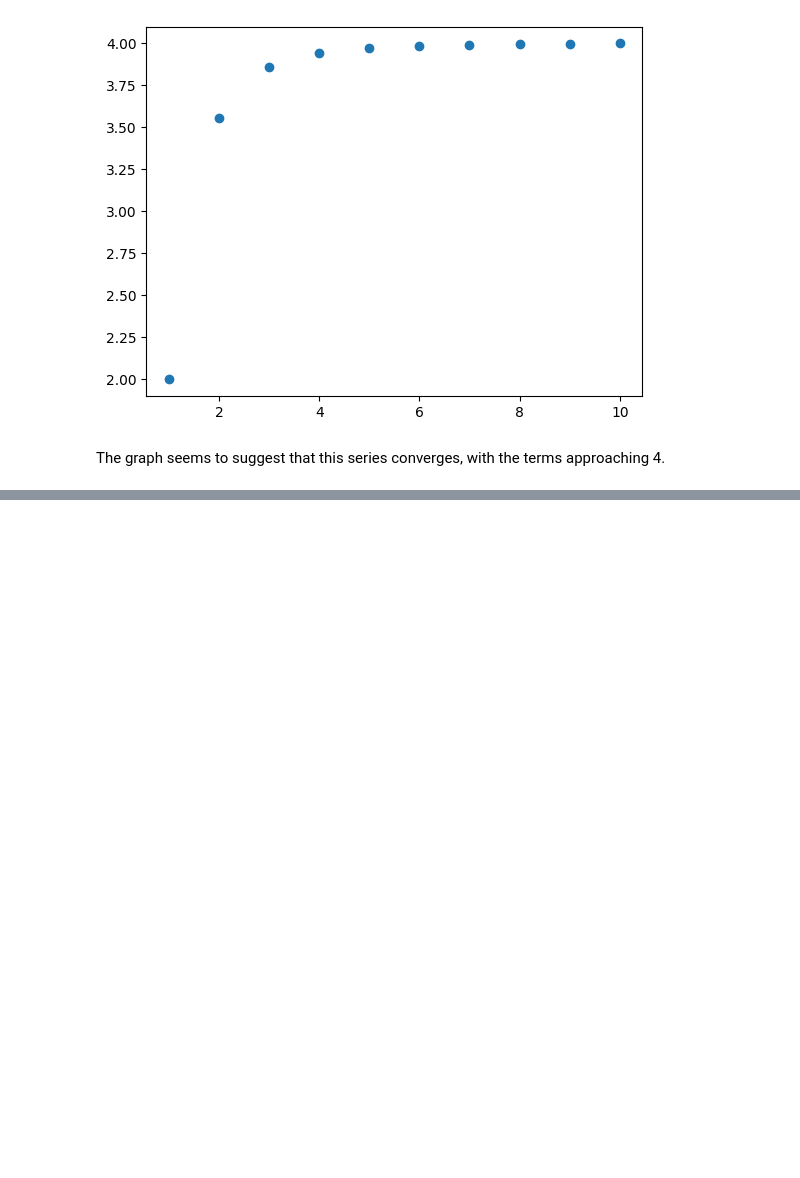
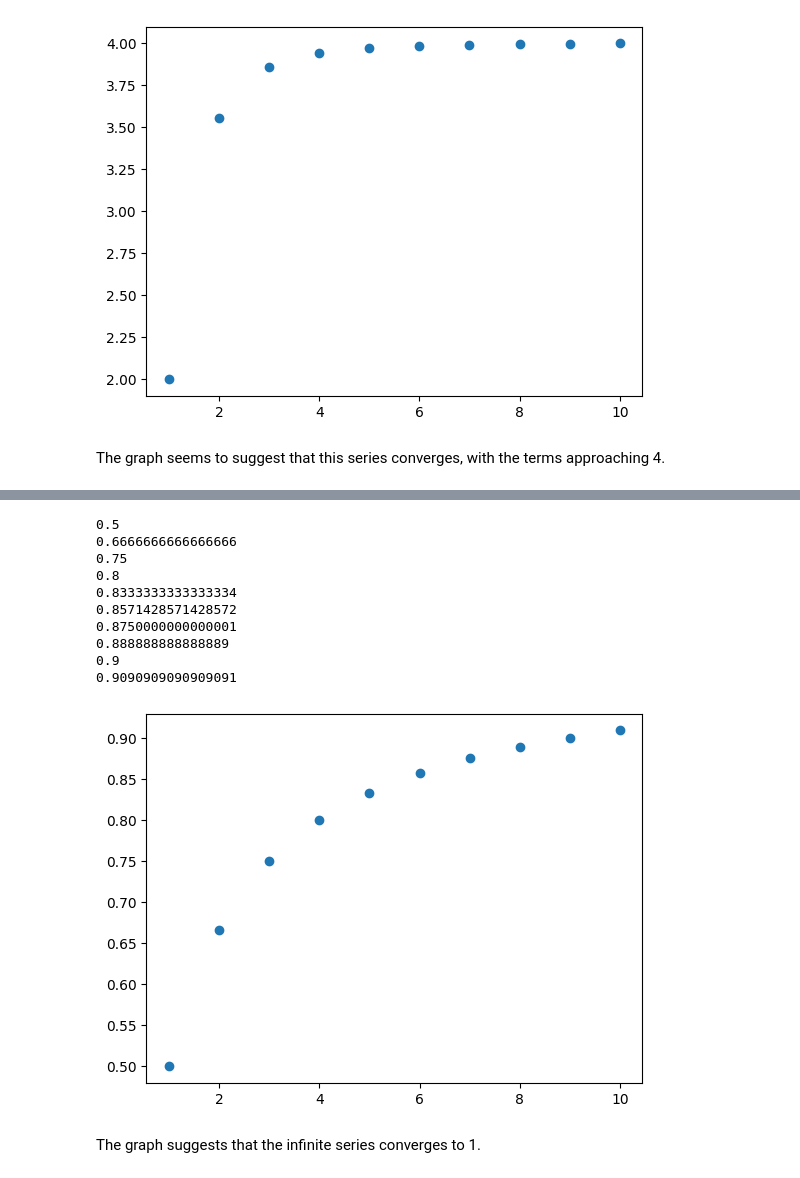
Before and after one commit to oterot/coursework, a Jupyter notebook: calculus/10_1.ipynb, the cells around one changed output, grey strips where cells are left out. Drawn from its saved outputs; the diff is of its cells as text; code cells hidden in the pictures; blank space fills up the shorter version.

```diff
--- a/calculus/10_1.ipynb
+++ b/calculus/10_1.ipynb
@@ -125,0 +129,29 @@ The graph seems to suggest that this series converges, with the terms approachin
+# %%
+def f(x):
+  return 1/(x**2 + x)
+
+def partial_sum_plot(f, n):
+  sum = 0
+  x = [i for i in range(1, n+ 1)]
+  y = []
+  for i in x:
+    sum += f(i)
+    y.append(sum)
+    print(sum)
+  plt.scatter(x,y)
+
+partial_sum_plot(f,10)
+# %% [output]
+0.5
+0.6666666666666666
+0.75
+0.8
+0.8333333333333334
+0.8571428571428572
+0.8750000000000001
+0.888888888888889
+0.9
+0.9090909090909091
+[figure, added]
+# %% [markdown]
+The graph suggests that the infinite series converges to 1.
```
Also changed, not shown: parts of 9 cells of this notebook, 1 other file.
